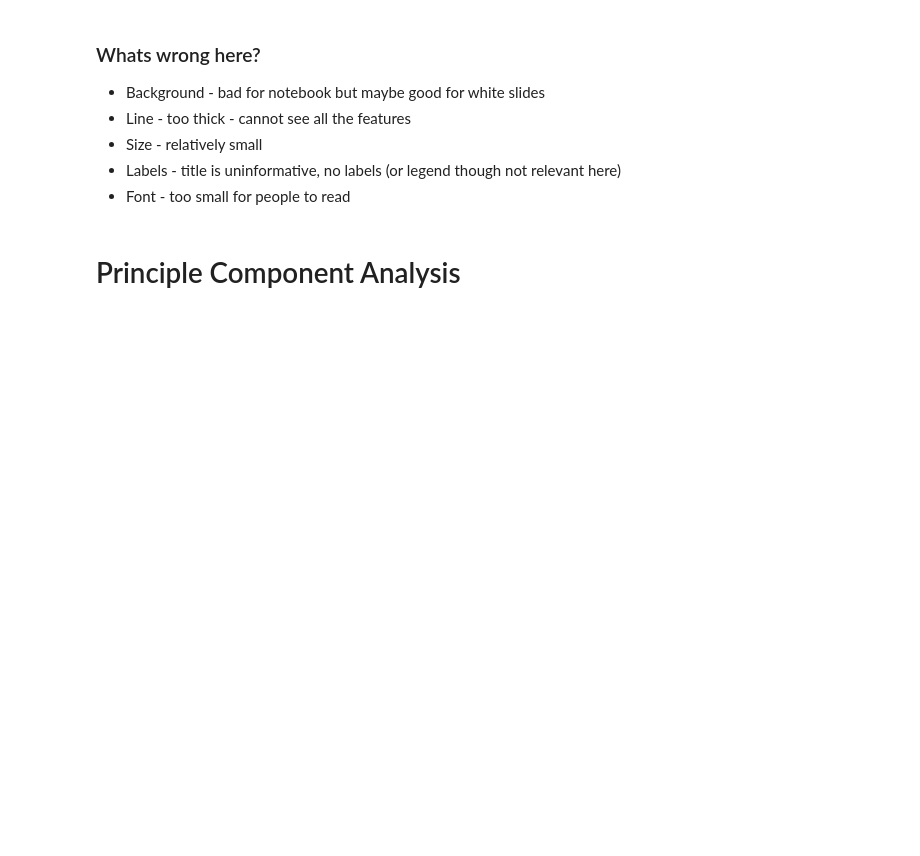
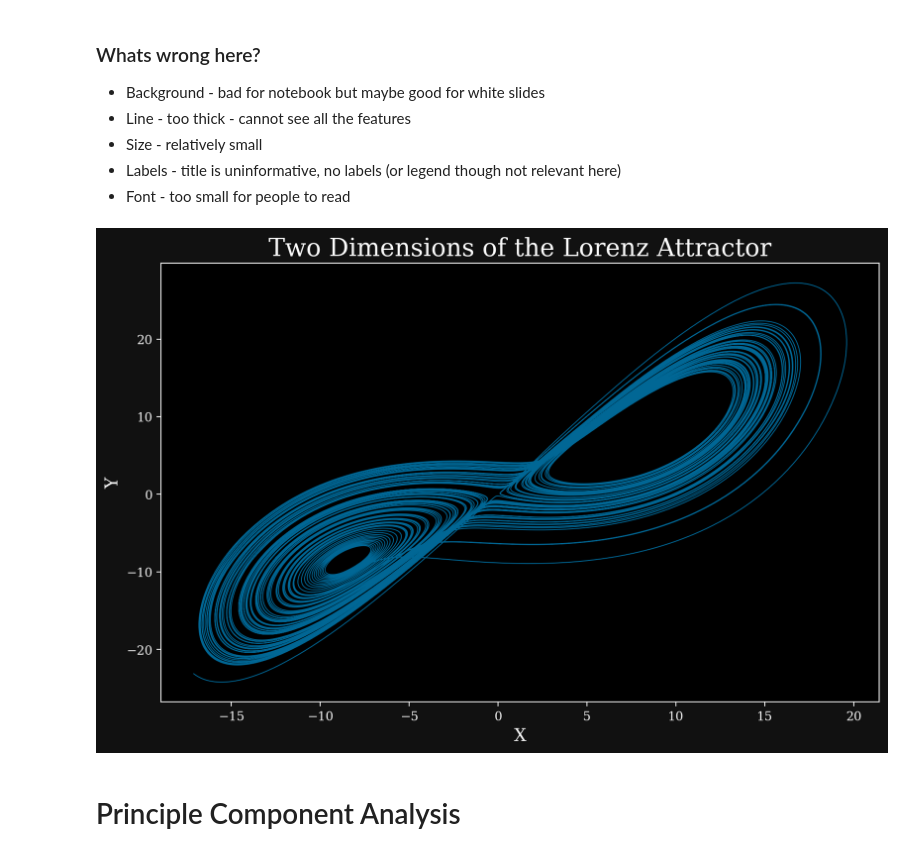
Before and after one commit to Hekstra-Lab/scientific-python-bootcamp, a Jupyter notebook: day3/day3.ipynb, the cells around one changed output. Cells and saved outputs as stored; diff of their text form; code cells hidden in the pictures; blank space fills up the shorter version.

```diff
--- a/day3/day3.ipynb
+++ b/day3/day3.ipynb
@@ -59,15 +61,16 @@ plt.rcParams.update({"figure.facecolor": "111111", #show figures here with a mat
                      "savefig.facecolor": "212121"}) #save figures with the color of google slides "Simple Dark" Theme
 # %%
 #improved version
-
 plt.figure(figsize=(9,6))#arguments are width and height in inches
-plt.plot(lorenz_sol.y[0], lorenz_sol.y[1], linewidth = .75) #make line narrow to show all features. For simple plots they should be thicker.
+plt.plot(lorenz_sol.y[0], lorenz_sol.y[1], linewidth = .75, color='xkcd:peacock blue') #make line narrow to show all features. For simple plots they should be thicker.
 plt.title('Two Dimensions of the Lorenz Attractor',fontsize=20)
 plt.xlabel('X',fontsize=14)
 plt.ylabel('Y', fontsize=14)
 plt.tight_layout()
 plt.savefig('good_plot1.png',dpi=200)
 plt.show()
+# %% [output]
+[figure, added]
 # %% [markdown]
 # Principle Component Analysis
 # %%
```
Also changed, not shown: parts of 26 cells of this notebook.
